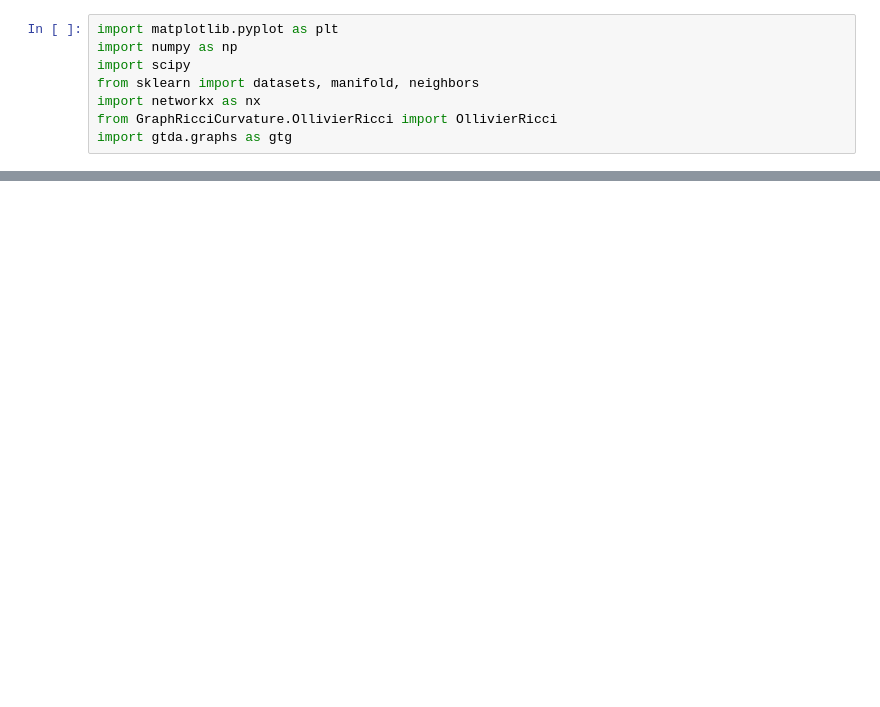
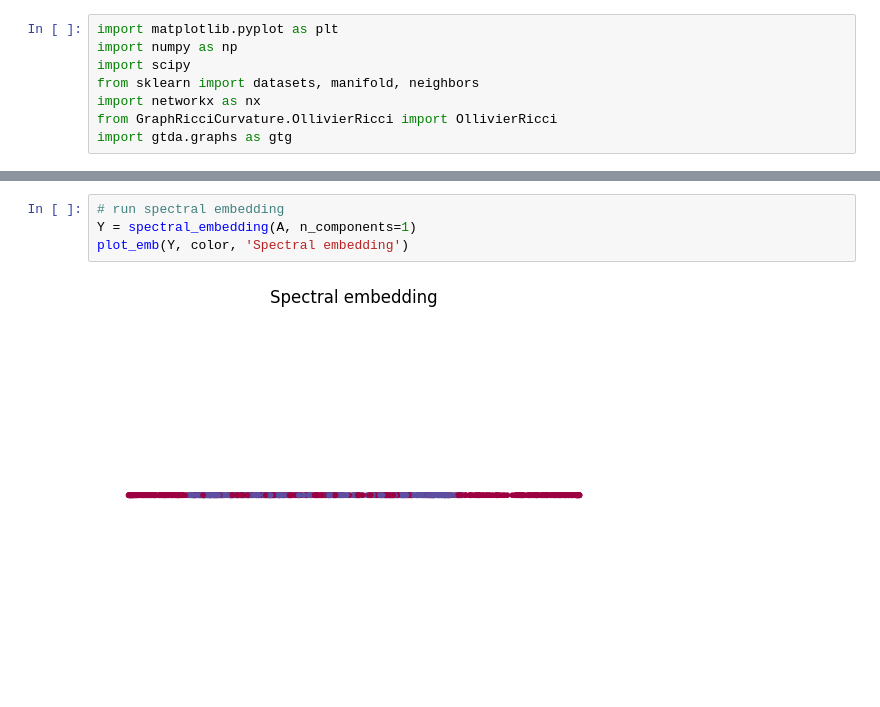
Before and after one commit to TristanSaidi/orcml, a Jupyter notebook: orcml.ipynb, the cells around one changed output, grey strips where cells are left out. Drawn from its saved outputs; the diff is of its cells as text; blank space fills up the shorter version.

```diff
--- a/orcml.ipynb
+++ b/orcml.ipynb
@@ -343,0 +306,6 @@ Number of components: 1
+# %%
+# run spectral embedding
+Y = spectral_embedding(A, n_components=1)
+plot_emb(Y, color, 'Spectral embedding')
+# %% [output]
+[figure, added]
```
Also changed, not shown: parts of 28 cells of this notebook.
